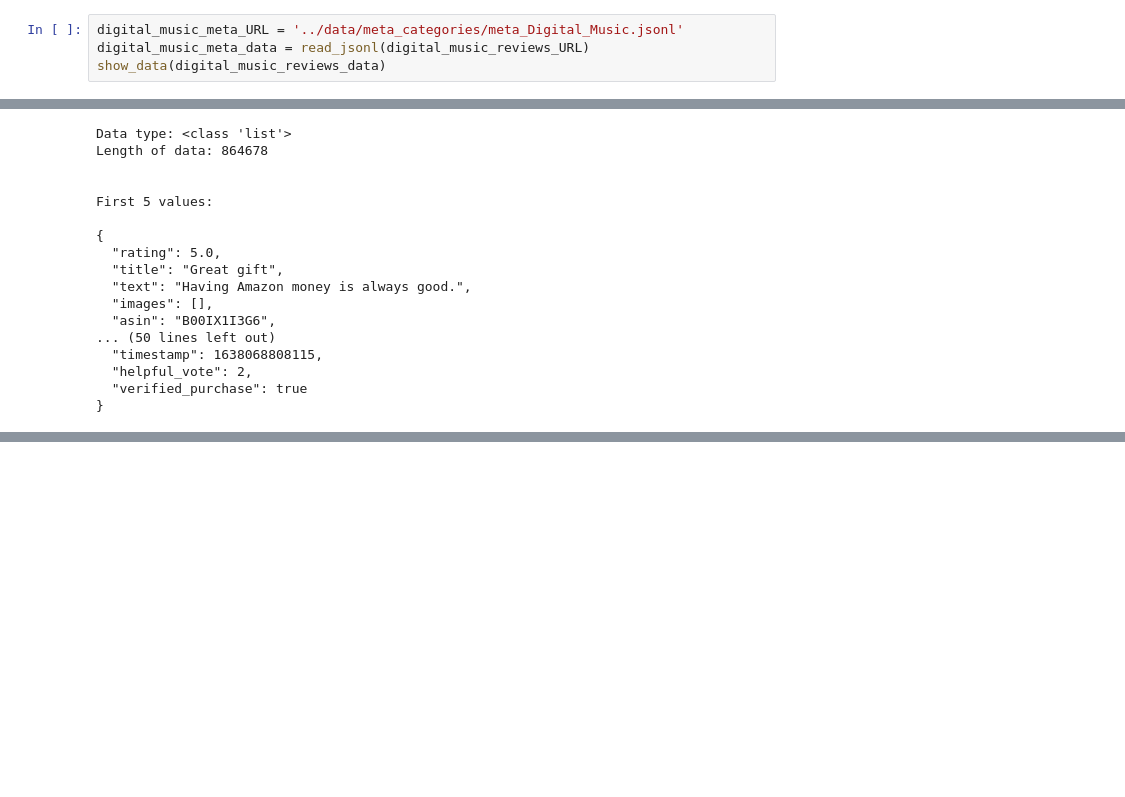
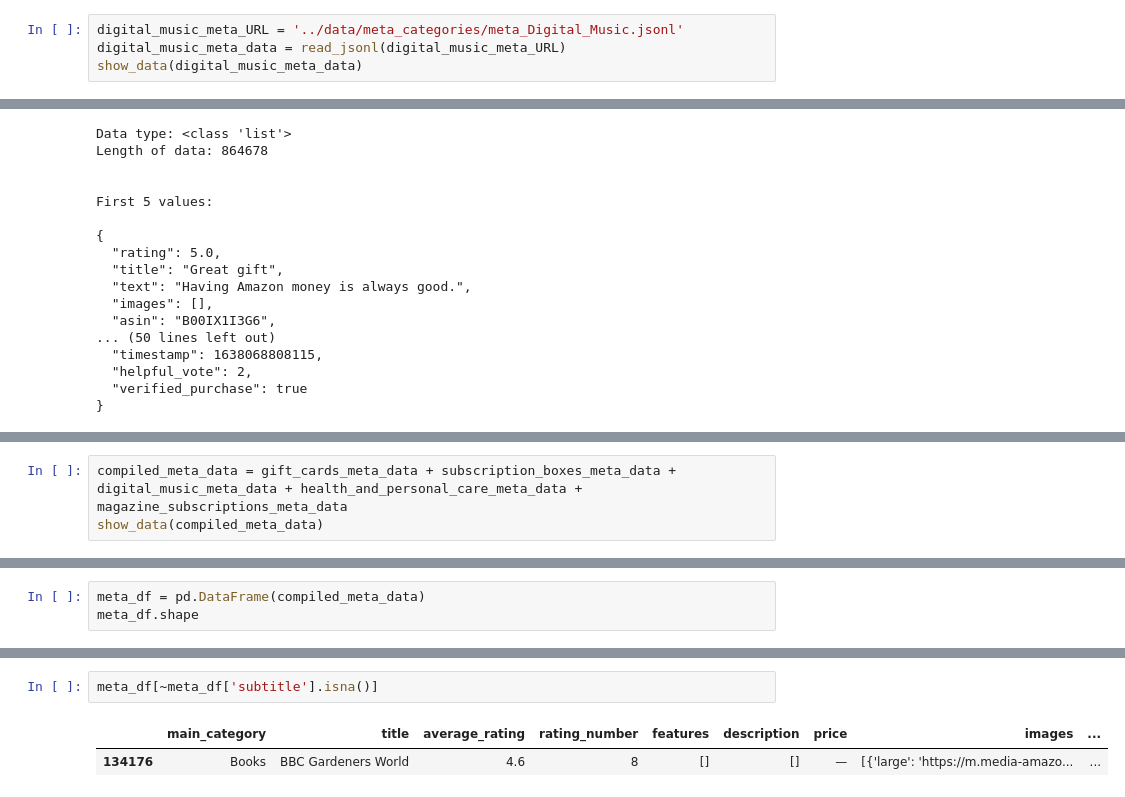
Before and after one commit to NguyenLuanne/DE-Amazon-Reviews-Project, a Jupyter notebook: Thong_EDA/inspection.ipynb, the cells around one changed output, grey strips where cells are left out. Cells and saved outputs as stored; diff of their text form; blank space fills up the shorter version.

```diff
--- a/Thong_EDA/inspection.ipynb
+++ b/Thong_EDA/inspection.ipynb
@@ -76,7 +76,7 @@ First 5 values:
 }
 # %%
 digital_music_meta_URL = '../data/meta_categories/meta_Digital_Music.jsonl'
-digital_music_meta_data = read_jsonl(digital_music_reviews_URL)
-show_data(digital_music_reviews_data)
+digital_music_meta_data = read_jsonl(digital_music_meta_URL)
+show_data(digital_music_meta_data)
 # %% [output]
 Data type: <class 'list'>
@@ -299,0 +321,3 @@ reviews_data.describe()
+# %%
+compiled_meta_data = gift_cards_meta_data + subscription_boxes_meta_data + digital_music_meta_data + health_and_personal_care_meta_data + magazine_subscriptions_meta_data
+show_data(compiled_meta_data)
@@ -299,0 +342,3 @@ reviews_data.describe()
+# %%
+meta_df = pd.DataFrame(compiled_meta_data)
+meta_df.shape
@@ -299,0 +367,5 @@ reviews_data.describe()
+# %%
+meta_df[~meta_df['subtitle'].isna()]
+# %% [output]
+|  | main_category | title | average_rating | rating_number | features | description | price | images | ... |
+| 134176 | Books | BBC Gardeners World | 4.6 | 8 | [] | [] | — | [{'large': 'https://m.media-amazo... | ... |
```
Also changed, not shown: parts of 9 cells of this notebook, 2 other files.
